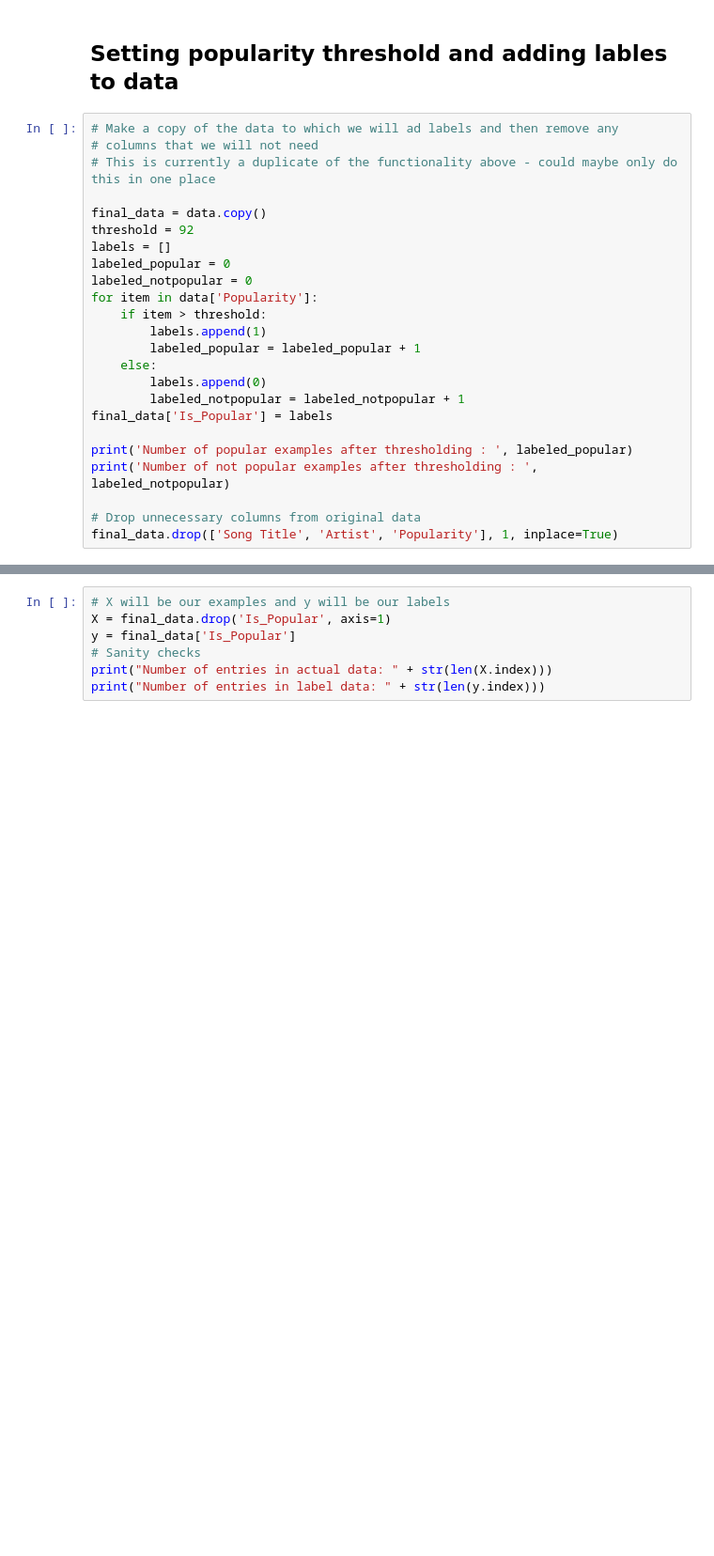
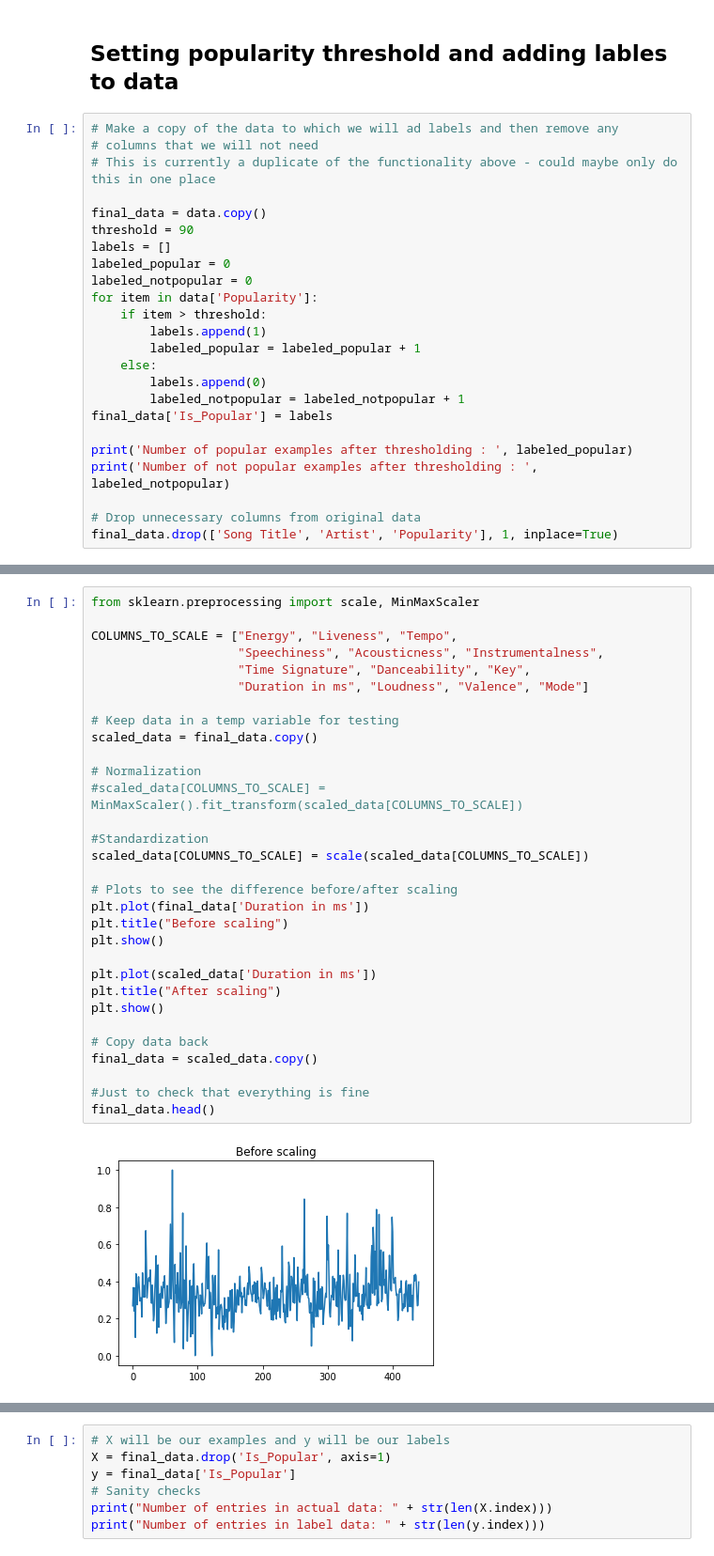
Before and after one commit to pawKer/Predicting-music-popularity, a Jupyter notebook: 3yp-main.ipynb, the cells around one changed output, grey strips where cells are left out. Shown: that part at 94% size. Cells and saved outputs as stored; diff of their text form; blank space fills up the shorter version.

Commit message:
Added data scaling

```diff
--- a/3yp-main.ipynb
+++ b/3yp-main.ipynb
@@ -94,7 +94,7 @@ data.isnull().sum()
 # This is currently a duplicate of the functionality above - could maybe only do this in one place
 
 final_data = data.copy()
-threshold = 92
+threshold = 90
 labels = []
 labeled_popular = 0
 labeled_notpopular = 0
@@ -119,0 +120,33 @@ Number of not popular examples after thresholding :  400
+# %%
+from sklearn.preprocessing import scale, MinMaxScaler
+
+COLUMNS_TO_SCALE = ["Energy", "Liveness", "Tempo",
+                    "Speechiness", "Acousticness", "Instrumentalness",
+                    "Time Signature", "Danceability", "Key",
+                    "Duration in ms", "Loudness", "Valence", "Mode"]
+
+# Keep data in a temp variable for testing
+scaled_data = final_data.copy()
+
+# Normalization
+#scaled_data[COLUMNS_TO_SCALE] = MinMaxScaler().fit_transform(scaled_data[COLUMNS_TO_SCALE])
+
+#Standardization
+scaled_data[COLUMNS_TO_SCALE] = scale(scaled_data[COLUMNS_TO_SCALE])
+
+# Plots to see the difference before/after scaling
+plt.plot(final_data['Duration in ms'])
+plt.title("Before scaling")
+plt.show()
+
+plt.plot(scaled_data['Duration in ms'])
+plt.title("After scaling")
+plt.show()
+
+# Copy data back
+final_data = scaled_data.copy()
+
+#Just to check that everything is fine
+final_data.head()
+# %% [output]
+[figure, added]
```
Also changed, not shown: parts of 10 cells of this notebook.
